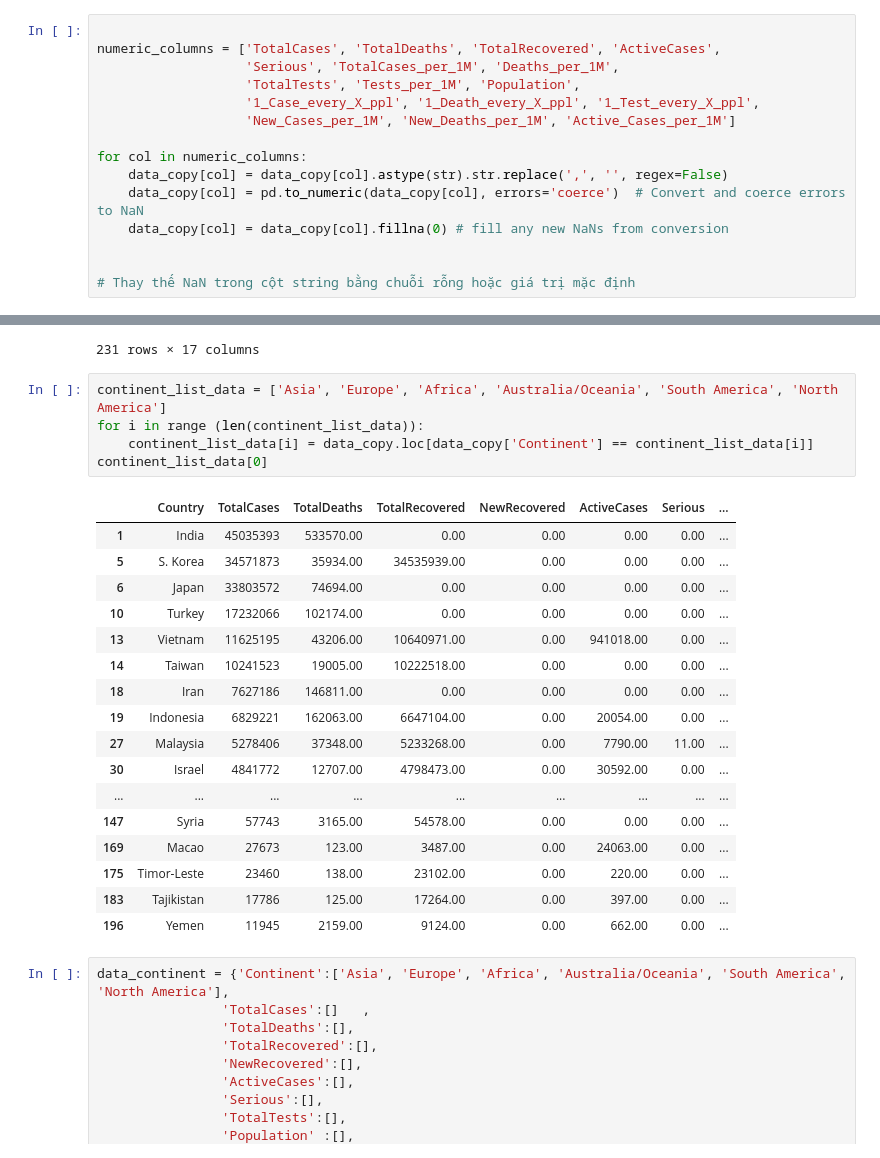
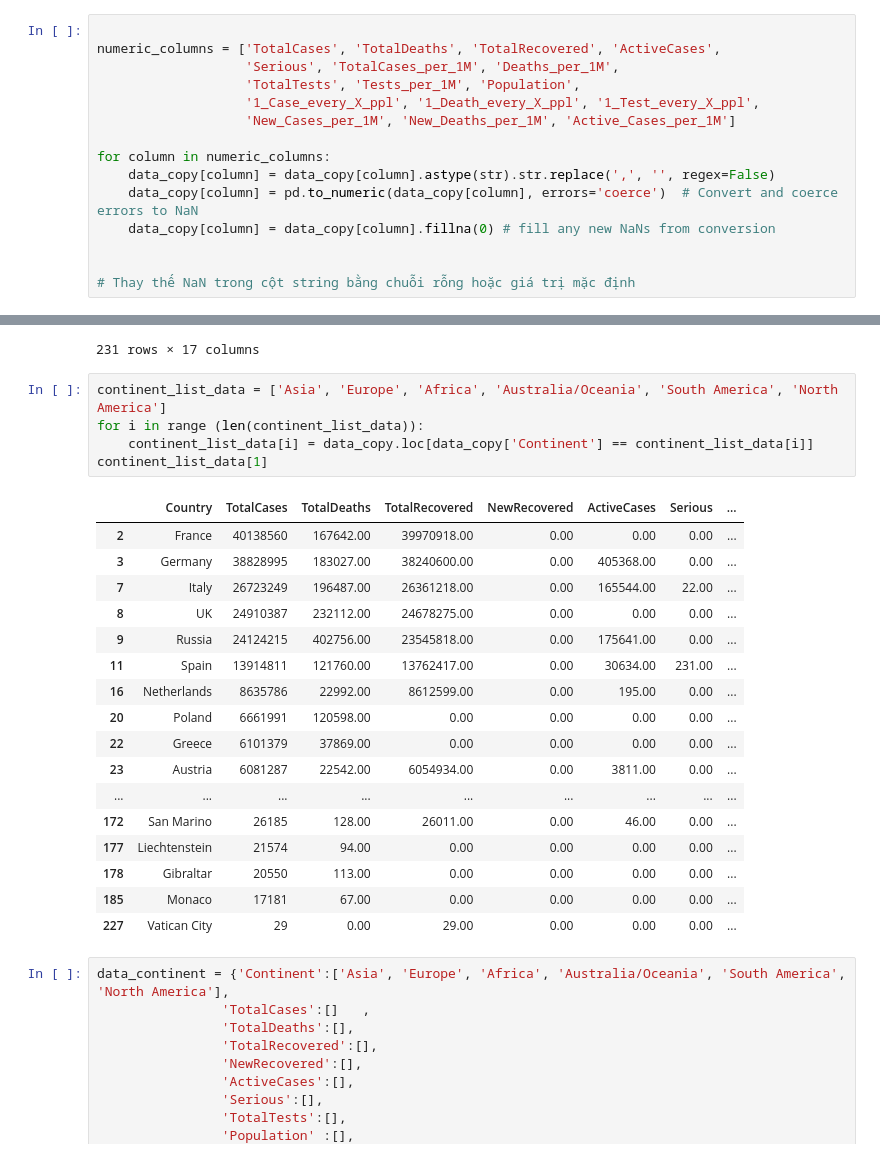
Before and after one commit to cuong123-tech/EDA-Project, a Jupyter notebook: EDA.ipynb, the cells around one changed output, grey strips where cells are left out. Saved outputs shown, nothing was run; the diff lists cells and outputs as text.

```diff
--- a/EDA.ipynb
+++ b/EDA.ipynb
@@ -100,10 +94,10 @@ numeric_columns = ['TotalCases', 'TotalDeaths', 'TotalRecovered', 'ActiveCases',
                    '1_Case_every_X_ppl', '1_Death_every_X_ppl', '1_Test_every_X_ppl',
                    'New_Cases_per_1M', 'New_Deaths_per_1M', 'Active_Cases_per_1M']
 
-for col in numeric_columns:
-    data_copy[col] = data_copy[col].astype(str).str.replace(',', '', regex=False)
-    data_copy[col] = pd.to_numeric(data_copy[col], errors='coerce')  # Convert and coerce errors to NaN
-    data_copy[col] = data_copy[col].fillna(0) # fill any new NaNs from conversion
+for column in numeric_columns:
+    data_copy[column] = data_copy[column].astype(str).str.replace(',', '', regex=False)
+    data_copy[column] = pd.to_numeric(data_copy[column], errors='coerce')  # Convert and coerce errors to NaN
+    data_copy[column] = data_copy[column].fillna(0) # fill any new NaNs from conversion
 
 
 # Thay thế NaN trong cột string bằng chuỗi rỗng hoặc giá trị mặc định
@@ -201,26 +195,26 @@ data_copy
 # %%
 continent_list_data = ['Asia', 'Europe', 'Africa', 'Australia/Oceania', 'South America', 'North America']
 for i in range (len(continent_list_data)):
     continent_list_data[i] = data_copy.loc[data_copy['Continent'] == continent_list_data[i]]
-continent_list_data[0]
+continent_list_data[1]
 # %% [output]
 |  | Country | TotalCases | TotalDeaths | TotalRecovered | NewRecovered | ActiveCases | Serious | ... |
-| 1 | India | 45035393 | 533570.00 | 0.00 | 0.00 | 0.00 | 0.00 | ... |
-| 5 | S. Korea | 34571873 | 35934.00 | 34535939.00 | 0.00 | 0.00 | 0.00 | ... |
-| 6 | Japan | 33803572 | 74694.00 | 0.00 | 0.00 | 0.00 | 0.00 | ... |
-| 10 | Turkey | 17232066 | 102174.00 | 0.00 | 0.00 | 0.00 | 0.00 | ... |
-| 13 | Vietnam | 11625195 | 43206.00 | 10640971.00 | 0.00 | 941018.00 | 0.00 | ... |
-| 14 | Taiwan | 10241523 | 19005.00 | 10222518.00 | 0.00 | 0.00 | 0.00 | ... |
-| 18 | Iran | 7627186 | 146811.00 | 0.00 | 0.00 | 0.00 | 0.00 | ... |
-| 19 | Indonesia | 6829221 | 162063.00 | 6647104.00 | 0.00 | 20054.00 | 0.00 | ... |
-| 27 | Malaysia | 5278406 | 37348.00 | 5233268.00 | 0.00 | 7790.00 | 11.00 | ... |
-| 30 | Israel | 4841772 | 12707.00 | 4798473.00 | 0.00 | 30592.00 | 0.00 | ... |
+| 2 | France | 40138560 | 167642.00 | 39970918.00 | 0.00 | 0.00 | 0.00 | ... |
+| 3 | Germany | 38828995 | 183027.00 | 38240600.00 | 0.00 | 405368.00 | 0.00 | ... |
+| 7 | Italy | 26723249 | 196487.00 | 26361218.00 | 0.00 | 165544.00 | 22.00 | ... |
+| 8 | UK | 24910387 | 232112.00 | 24678275.00 | 0.00 | 0.00 | 0.00 | ... |
+| 9 | Russia | 24124215 | 402756.00 | 23545818.00 | 0.00 | 175641.00 | 0.00 | ... |
+| 11 | Spain | 13914811 | 121760.00 | 13762417.00 | 0.00 | 30634.00 | 231.00 | ... |
+| 16 | Netherlands | 8635786 | 22992.00 | 8612599.00 | 0.00 | 195.00 | 0.00 | ... |
+| 20 | Poland | 6661991 | 120598.00 | 0.00 | 0.00 | 0.00 | 0.00 | ... |
+| 22 | Greece | 6101379 | 37869.00 | 0.00 | 0.00 | 0.00 | 0.00 | ... |
+| 23 | Austria | 6081287 | 22542.00 | 6054934.00 | 0.00 | 3811.00 | 0.00 | ... |
 | ... | ... | ... | ... | ... | ... | ... | ... | ... |
-| 147 | Syria | 57743 | 3165.00 | 54578.00 | 0.00 | 0.00 | 0.00 | ... |
-| 169 | Macao | 27673 | 123.00 | 3487.00 | 0.00 | 24063.00 | 0.00 | ... |
-| 175 | Timor-Leste | 23460 | 138.00 | 23102.00 | 0.00 | 220.00 | 0.00 | ... |
-| 183 | Tajikistan | 17786 | 125.00 | 17264.00 | 0.00 | 397.00 | 0.00 | ... |
-| 196 | Yemen | 11945 | 2159.00 | 9124.00 | 0.00 | 662.00 | 0.00 | ... |
+| 172 | San Marino | 26185 | 128.00 | 26011.00 | 0.00 | 46.00 | 0.00 | ... |
+| 177 | Liechtenstein | 21574 | 94.00 | 0.00 | 0.00 | 0.00 | 0.00 | ... |
+| 178 | Gibraltar | 20550 | 113.00 | 0.00 | 0.00 | 0.00 | 0.00 | ... |
+| 185 | Monaco | 17181 | 67.00 | 0.00 | 0.00 | 0.00 | 0.00 | ... |
+| 227 | Vatican City | 29 | 0.00 | 29.00 | 0.00 | 0.00 | 0.00 | ... |
 # %%
 data_continent = {'Continent':['Asia', 'Europe', 'Africa', 'Australia/Oceania', 'South America', 'North America'],
                 'TotalCases':[]   ,
```
Also changed, not shown: parts of 13 cells of this notebook.
